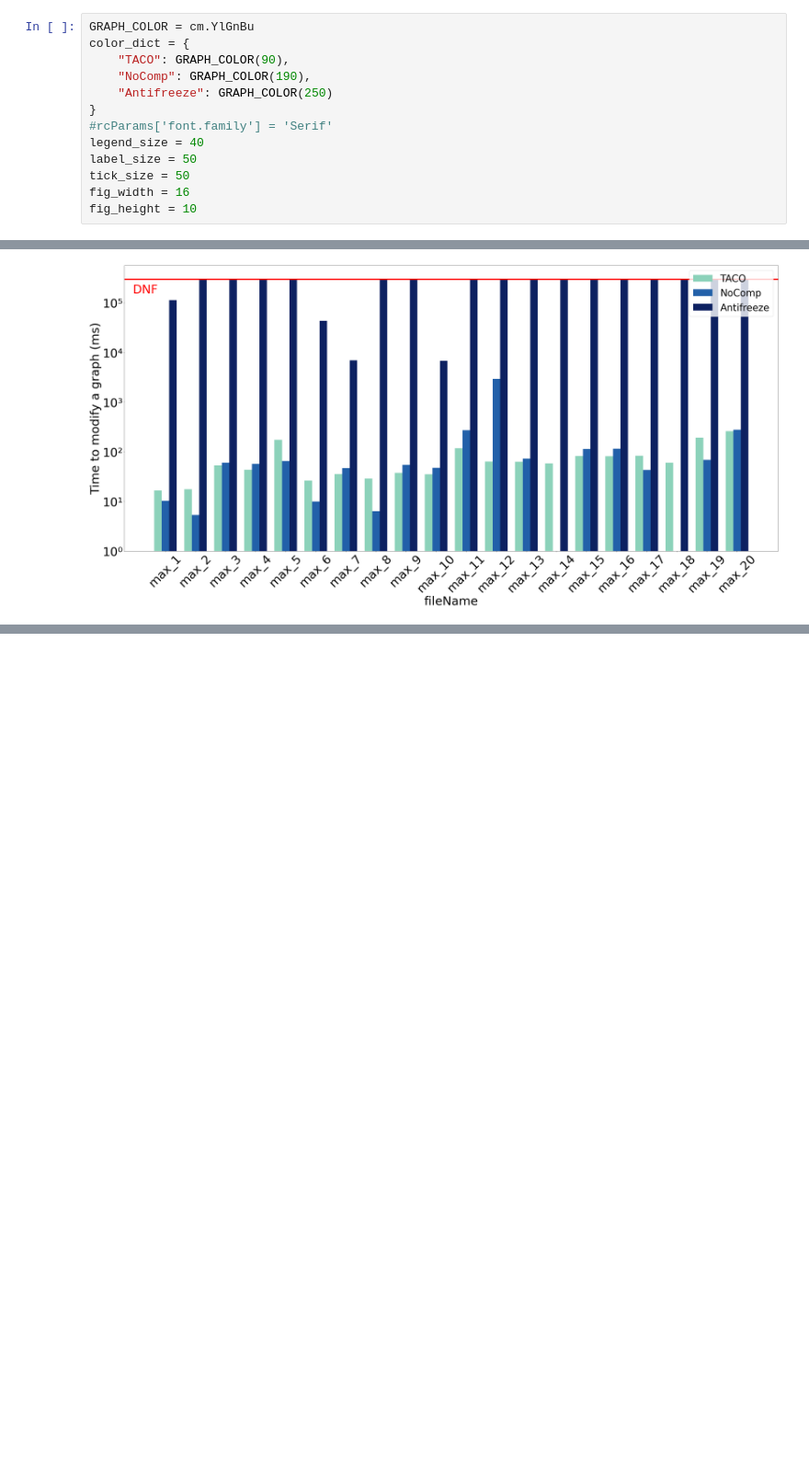
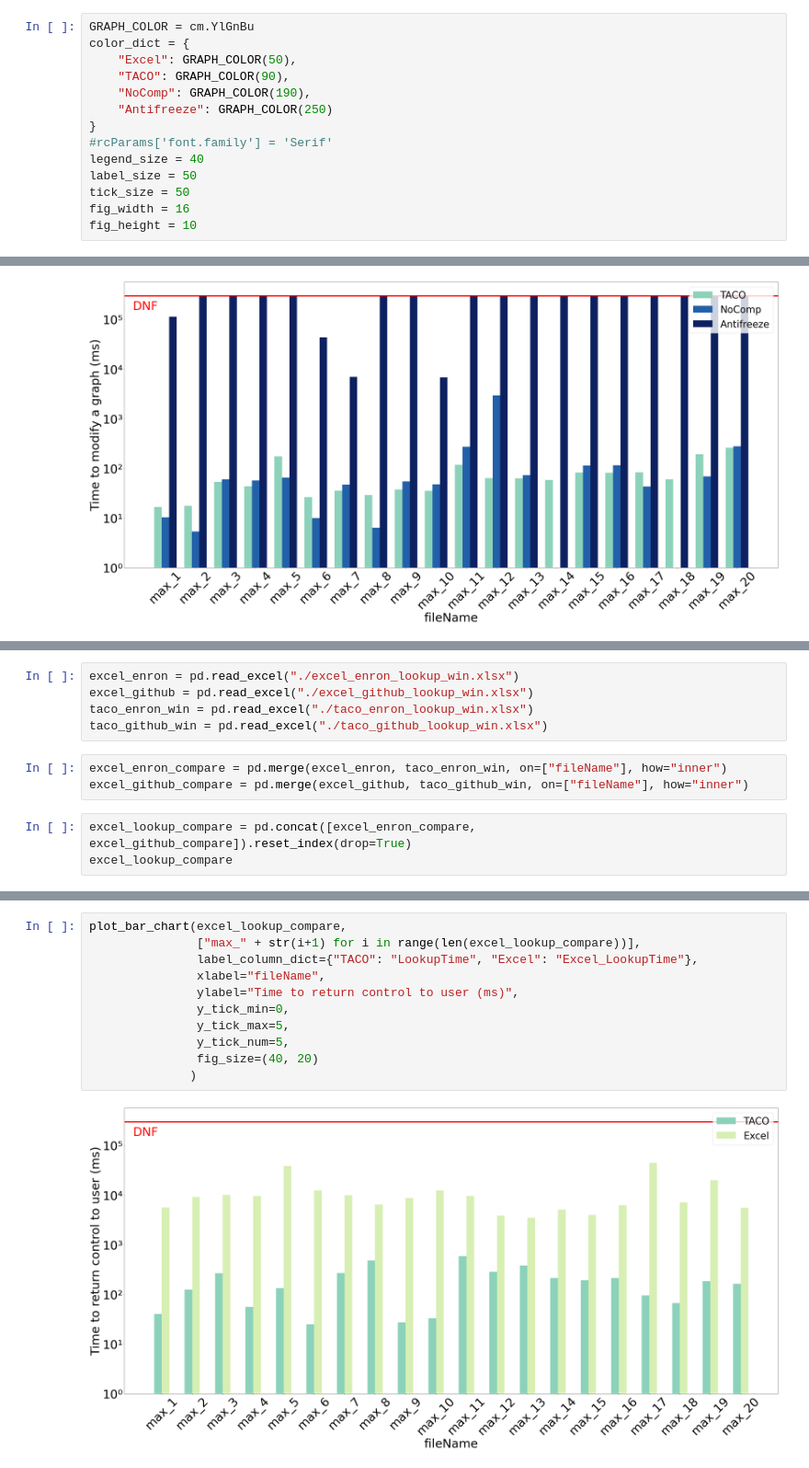
Before and after one commit to dataspread/SpreadsheetAnalyzer, a Jupyter notebook: test_result_analysis.ipynb, the cells around one changed output, grey strips where cells are left out. Shown at 92% size. Cells and saved outputs as stored; diff of their text form; blank space fills up the shorter version.

Commit message:
update excel

```diff
--- a/test_result_analysis.ipynb
+++ b/test_result_analysis.ipynb
@@ -21,6 +21,7 @@ enron_modify, github_modify = os.path.join(modify_results, "enron", "output"), o
 # %%
 GRAPH_COLOR = cm.YlGnBu
 color_dict = {
+    "Excel": GRAPH_COLOR(50),
     "TACO": GRAPH_COLOR(90),
     "NoComp": GRAPH_COLOR(190),
     "Antifreeze": GRAPH_COLOR(250)
@@ -1103,0 +1135,11 @@ plot_bar_chart(modify_compare,
+# %%
+excel_enron = pd.read_excel("./excel_enron_lookup_win.xlsx")
+excel_github = pd.read_excel("./excel_github_lookup_win.xlsx")
+taco_enron_win = pd.read_excel("./taco_enron_lookup_win.xlsx")
+taco_github_win = pd.read_excel("./taco_github_lookup_win.xlsx")
+# %%
+excel_enron_compare = pd.merge(excel_enron, taco_enron_win, on=["fileName"], how="inner")
+excel_github_compare = pd.merge(excel_github, taco_github_win, on=["fileName"], how="inner")
+# %%
+excel_lookup_compare = pd.concat([excel_enron_compare, excel_github_compare]).reset_index(drop=True)
+excel_lookup_compare
@@ -1103,0 +1164,13 @@ plot_bar_chart(modify_compare,
+# %%
+plot_bar_chart(excel_lookup_compare,
+               ["max_" + str(i+1) for i in range(len(excel_lookup_compare))],
+               label_column_dict={"TACO": "LookupTime", "Excel": "Excel_LookupTime"},
+               xlabel="fileName",
+               ylabel="Time to return control to user (ms)",
+               y_tick_min=0,
+               y_tick_max=5,
+               y_tick_num=5,
+               fig_size=(40, 20)
+              )
+# %% [output]
+[figure, added]
```
Also changed, not shown: parts of 6 cells of this notebook.
